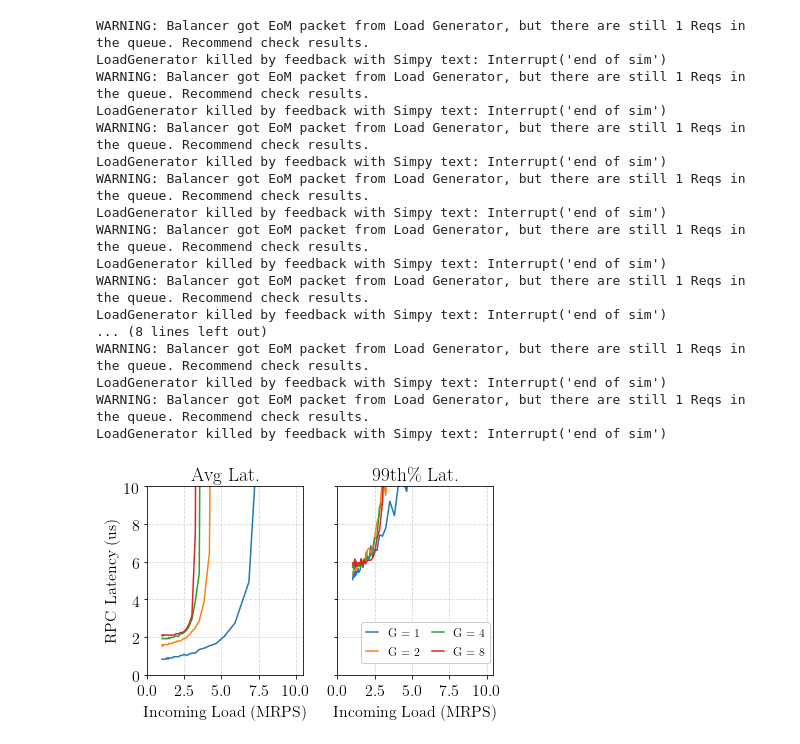
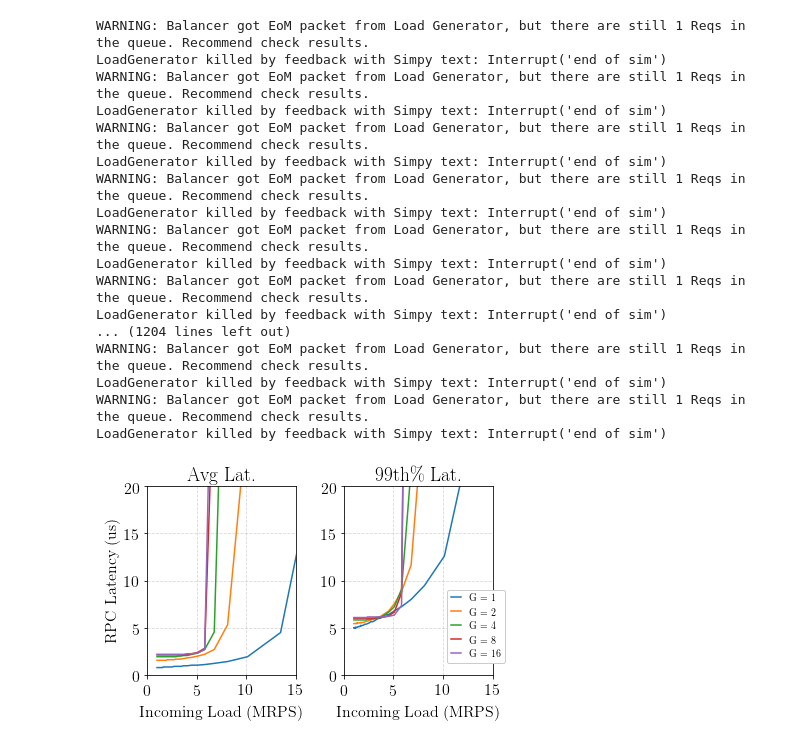
Before and after one commit to Hnefi/p3, a Jupyter notebook: notebooks/locality_dispatch_modelling.ipynb, the cells around one changed output. Saved outputs shown, nothing was run; the diff lists cells and outputs as text; code cells hidden in the pictures.

```diff
--- a/notebooks/locality_dispatch_modelling.ipynb
+++ b/notebooks/locality_dispatch_modelling.ipynb
@@ -51,13 +51,13 @@ final_params = list(map(lambda x : setup_final_config(x[0],x[1]), possible_combo
 def setup_sim(func_group,core_group,num_functions,load_range):
     invokerArgs = {'runnableTarg' : 'qmodel_dispatch',
                   'mode': 'sweep_A',
-                  'numProcs' : os.cpu_count(),
+                  'numProcs' : 24,
                   'NumWorkers' : NUM_SIMULATED_CORES,
                    'argrange': load_range,
                    'NumFunctions': num_functions,
                    'FunctionGrouping': func_group,
                    'CoreGrouping': core_group,
-                   'RequestsToSimulate': 1000000
+                   'RequestsToSimulate': 200000
                   }
     return invokerArgs
 
@@ -103,9 +103,10 @@ def run_sims(func_group,core_group,num_functions,load_range):
 
 from numpy import linspace
 ### Run a group of simulations for each pair of num_functions/function_groupings
-load_range = linspace(100,1000,40)
+load_range = linspace(50,1000,40)
 #args,ex_df = run_sims(4,4,16,load_range)
 sims_gen = list(map(lambda x : run_sims(x['grouping'],x['cores_per_q'],x['funcs'],load_range),final_params))
+;
 # %% [output]
 WARNING: Balancer got EoM packet from Load Generator, but there are still 1 Reqs in the queue. Recommend check results.
 LoadGenerator killed by feedback with Simpy text: Interrupt('end of sim')
@@ -119,7 +120,7 @@ WARNING: Balancer got EoM packet from Load Generator, but there are still 1 Reqs
 LoadGenerator killed by feedback with Simpy text: Interrupt('end of sim')
 WARNING: Balancer got EoM packet from Load Generator, but there are still 1 Reqs in the queue. Recommend check results.
 LoadGenerator killed by feedback with Simpy text: Interrupt('end of sim')
-... (8 lines left out)
+... (1204 lines left out)
 WARNING: Balancer got EoM packet from Load Generator, but there are still 1 Reqs in the queue. Recommend check results.
 LoadGenerator killed by feedback with Simpy text: Interrupt('end of sim')
 WARNING: Balancer got EoM packet from Load Generator, but there are still 1 Reqs in the queue. Recommend check results.
@@ -151,35 +152,38 @@ if os.path.exists(fname):
     print('Figure already exists with fname',fname,'will back up!')
     fname_bak = fname + '.bak'
     os.rename(fname,fname_bak)
 
 with PdfPages('grouping_comparisons_16funcs.pdf') as pp:
     f,axarr = plt.subplots(1,2)
     for series, values in graph_us.items():
         l = 'G = ' + str(series)
         values.plot(x='load',y='50',ax=axarr[0],label=l)
         values.plot(x='load',y='99',ax=axarr[1],label=l)
 
     for i,ax in enumerate(axarr):
         ax.grid(True,axis='both',linestyle='--',alpha=0.5)
         ax.get_legend().remove()
 
 
     handles, labels = axarr[0].get_legend_handles_labels()
 
 
     axarr[0].set_ylabel('RPC Latency (us)')
     axarr[0].set_xlabel('Incoming Load (MRPS)')
     axarr[1].set_xlabel('Incoming Load (MRPS)')
-    axarr[0].set_ylim(0,10)
-    axarr[0].set_xticks(numpy.linspace(0,10,5))
-    axarr[1].set_xticks(numpy.linspace(0,10,5))
+    axarr[0].set_ylim(0,20)
+    axarr[1].set_ylim(0,20)
+    axarr[0].set_xlim(0,15)
+    axarr[1].set_xlim(0,15)
+    axarr[0].set_xticks(numpy.linspace(0,15,4))
+    axarr[1].set_xticks(numpy.linspace(0,15,4))
     axarr[0].set_title('Avg Lat.')
     axarr[1].set_title('99th\% Lat.')
 
-    f.legend(handles,labels,loc='lower left',bbox_to_anchor=(0.6,0.2),ncol=2,fontsize=12,frameon=True,framealpha=1,
+    f.legend(handles,labels,loc='center left',bbox_to_anchor=(0.8,0.35),ncol=1,fontsize=10,frameon=True,framealpha=1,
         handlelength=1,columnspacing=1)
 
     f.tight_layout()
     pp.savefig()
 # %% [output]
-[figure, old version]
+[figure, new version]
```
